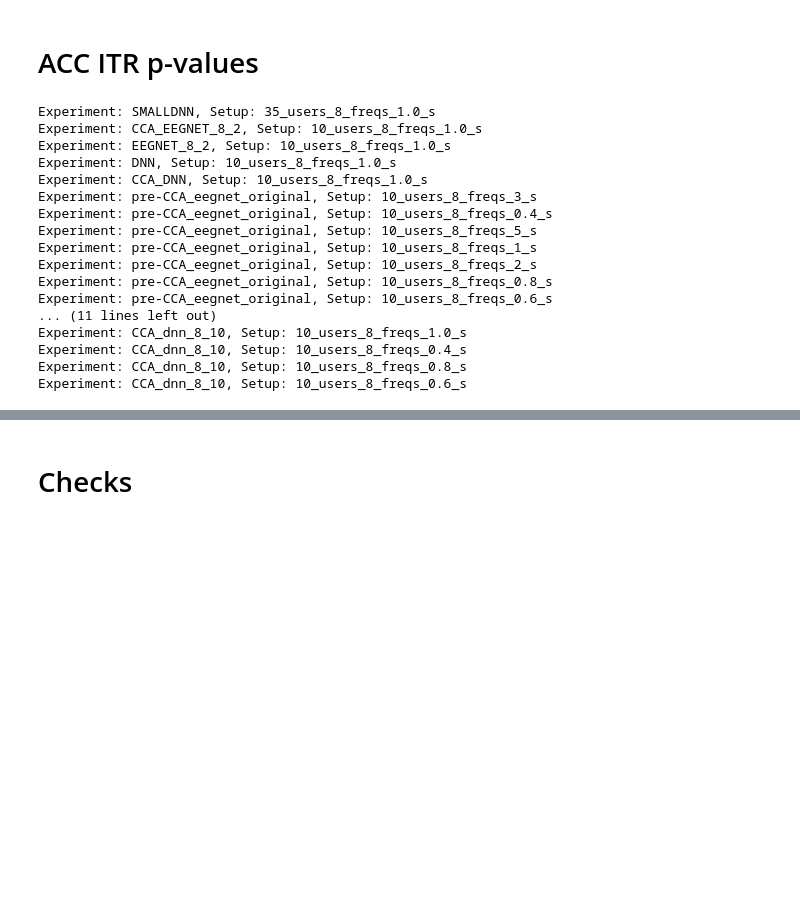
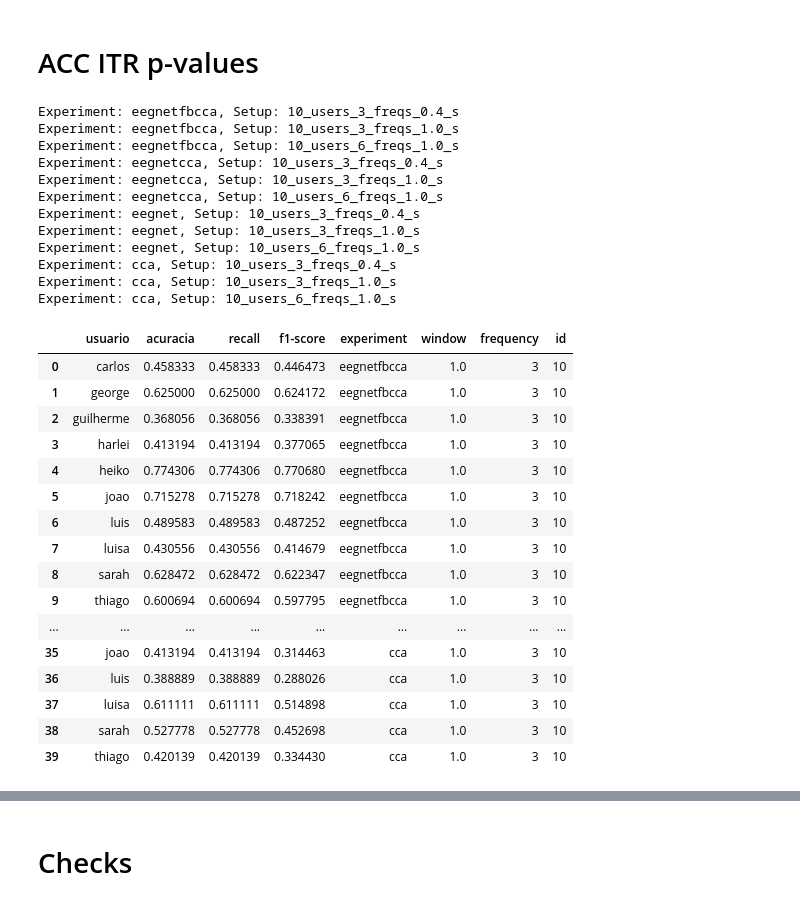
Before and after one commit to machinelatto/ssvep-bci-nn, a Jupyter notebook: cross-subject/notebooks/results_full.ipynb, the cells around one changed output, grey strips where cells are left out. Drawn from its saved outputs; the diff is of its cells as text; code cells hidden in the pictures; blank space fills up the shorter version.

```diff
--- a/cross-subject/notebooks/results_full.ipynb
+++ b/cross-subject/notebooks/results_full.ipynb
@@ -7,11 +7,11 @@ from pathlib import Path
 # ACC ITR p-values
 # %%
 experiments = [
-        exp.name for exp in Path("../10_8_optimized/").iterdir() if exp.is_dir()
+        exp.name for exp in Path("../destine_results_multiple_norm_reg/").iterdir() if exp.is_dir()
 ]
 df_list = []
 for experiment in experiments:
-    exp_path = Path("../10_8_optimized/").joinpath(experiment)
+    exp_path = Path("../destine_results_multiple_norm_reg/").joinpath(experiment)
     for setup in exp_path.iterdir():
         if setup.is_dir():
             print(f"Experiment: {experiment}, Setup: {setup.name}")
@@ -20,26 +20,43 @@ for experiment in experiments:
                 df = pd.read_csv(metrics_path)
                 df["experiment"] = experiment
                 df["window"] = float(setup.name.split("_")[-2])
-                df_list.append(df)
+                df["frequency"] = int(setup.name.split("_")[-4])
+                df["id"] = int(setup.name.split("_")[0])
+                df_list.append(df[(df["frequency"] == 3) & (df["window"] == 1.0)])  # Filter for frequency 3 Hz and target window
 results = pd.concat(df_list, ignore_index=True)
 # %% [output]
-Experiment: SMALLDNN, Setup: 35_users_8_freqs_1.0_s
-Experiment: CCA_EEGNET_8_2, Setup: 10_users_8_freqs_1.0_s
-Experiment: EEGNET_8_2, Setup: 10_users_8_freqs_1.0_s
-Experiment: DNN, Setup: 10_users_8_freqs_1.0_s
-Experiment: CCA_DNN, Setup: 10_users_8_freqs_1.0_s
-Experiment: pre-CCA_eegnet_original, Setup: 10_users_8_freqs_3_s
-Experiment: pre-CCA_eegnet_original, Setup: 10_users_8_freqs_0.4_s
-Experiment: pre-CCA_eegnet_original, Setup: 10_users_8_freqs_5_s
-Experiment: pre-CCA_eegnet_original, Setup: 10_users_8_freqs_1_s
-Experiment: pre-CCA_eegnet_original, Setup: 10_users_8_freqs_2_s
-Experiment: pre-CCA_eegnet_original, Setup: 10_users_8_freqs_0.8_s
-Experiment: pre-CCA_eegnet_original, Setup: 10_users_8_freqs_0.6_s
-... (11 lines left out)
-Experiment: CCA_dnn_8_10, Setup: 10_users_8_freqs_1.0_s
-Experiment: CCA_dnn_8_10, Setup: 10_users_8_freqs_0.4_s
-Experiment: CCA_dnn_8_10, Setup: 10_users_8_freqs_0.8_s
-Experiment: CCA_dnn_8_10, Setup: 10_users_8_freqs_0.6_s
+Experiment: eegnetfbcca, Setup: 10_users_3_freqs_0.4_s
+Experiment: eegnetfbcca, Setup: 10_users_3_freqs_1.0_s
+Experiment: eegnetfbcca, Setup: 10_users_6_freqs_1.0_s
+Experiment: eegnetcca, Setup: 10_users_3_freqs_0.4_s
+Experiment: eegnetcca, Setup: 10_users_3_freqs_1.0_s
+Experiment: eegnetcca, Setup: 10_users_6_freqs_1.0_s
+Experiment: eegnet, Setup: 10_users_3_freqs_0.4_s
+Experiment: eegnet, Setup: 10_users_3_freqs_1.0_s
+Experiment: eegnet, Setup: 10_users_6_freqs_1.0_s
+Experiment: cca, Setup: 10_users_3_freqs_0.4_s
+Experiment: cca, Setup: 10_users_3_freqs_1.0_s
+Experiment: cca, Setup: 10_users_6_freqs_1.0_s
+# %%
+results
+# %% [output]
+|  | usuario | acuracia | recall | f1-score | experiment | window | frequency | id |
+| 0 | carlos | 0.458333 | 0.458333 | 0.446473 | eegnetfbcca | 1.0 | 3 | 10 |
+| 1 | george | 0.625000 | 0.625000 | 0.624172 | eegnetfbcca | 1.0 | 3 | 10 |
+| 2 | guilherme | 0.368056 | 0.368056 | 0.338391 | eegnetfbcca | 1.0 | 3 | 10 |
+| 3 | harlei | 0.413194 | 0.413194 | 0.377065 | eegnetfbcca | 1.0 | 3 | 10 |
+| 4 | heiko | 0.774306 | 0.774306 | 0.770680 | eegnetfbcca | 1.0 | 3 | 10 |
+| 5 | joao | 0.715278 | 0.715278 | 0.718242 | eegnetfbcca | 1.0 | 3 | 10 |
+| 6 | luis | 0.489583 | 0.489583 | 0.487252 | eegnetfbcca | 1.0 | 3 | 10 |
+| 7 | luisa | 0.430556 | 0.430556 | 0.414679 | eegnetfbcca | 1.0 | 3 | 10 |
+| 8 | sarah | 0.628472 | 0.628472 | 0.622347 | eegnetfbcca | 1.0 | 3 | 10 |
+| 9 | thiago | 0.600694 | 0.600694 | 0.597795 | eegnetfbcca | 1.0 | 3 | 10 |
+| ... | ... | ... | ... | ... | ... | ... | ... | ... |
+| 35 | joao | 0.413194 | 0.413194 | 0.314463 | cca | 1.0 | 3 | 10 |
+| 36 | luis | 0.388889 | 0.388889 | 0.288026 | cca | 1.0 | 3 | 10 |
+| 37 | luisa | 0.611111 | 0.611111 | 0.514898 | cca | 1.0 | 3 | 10 |
+| 38 | sarah | 0.527778 | 0.527778 | 0.452698 | cca | 1.0 | 3 | 10 |
+| 39 | thiago | 0.420139 | 0.420139 | 0.334430 | cca | 1.0 | 3 | 10 |
 # %%
 from math import log2
 
```
Also changed, not shown: parts of 14 cells of this notebook, 26 other files.
